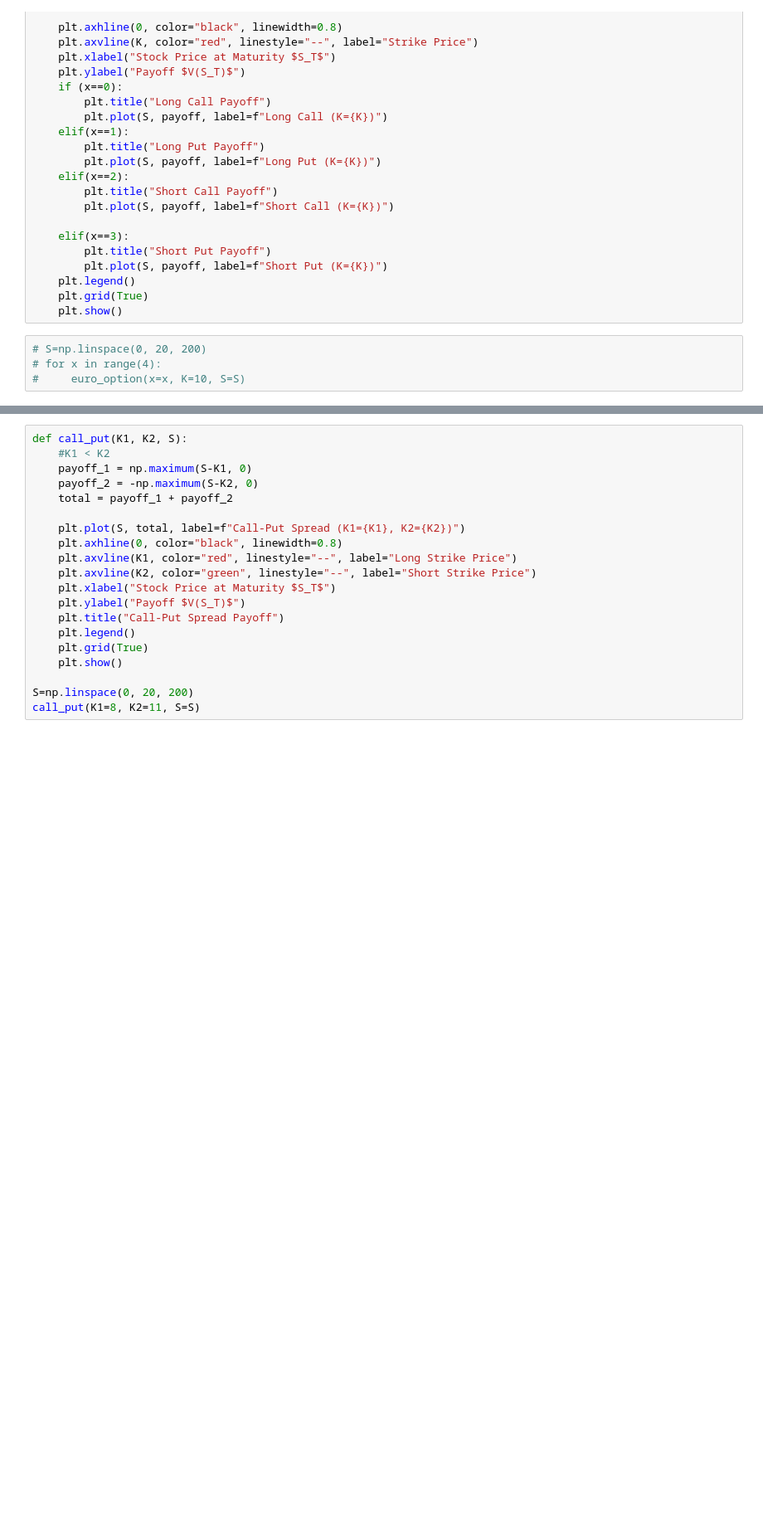
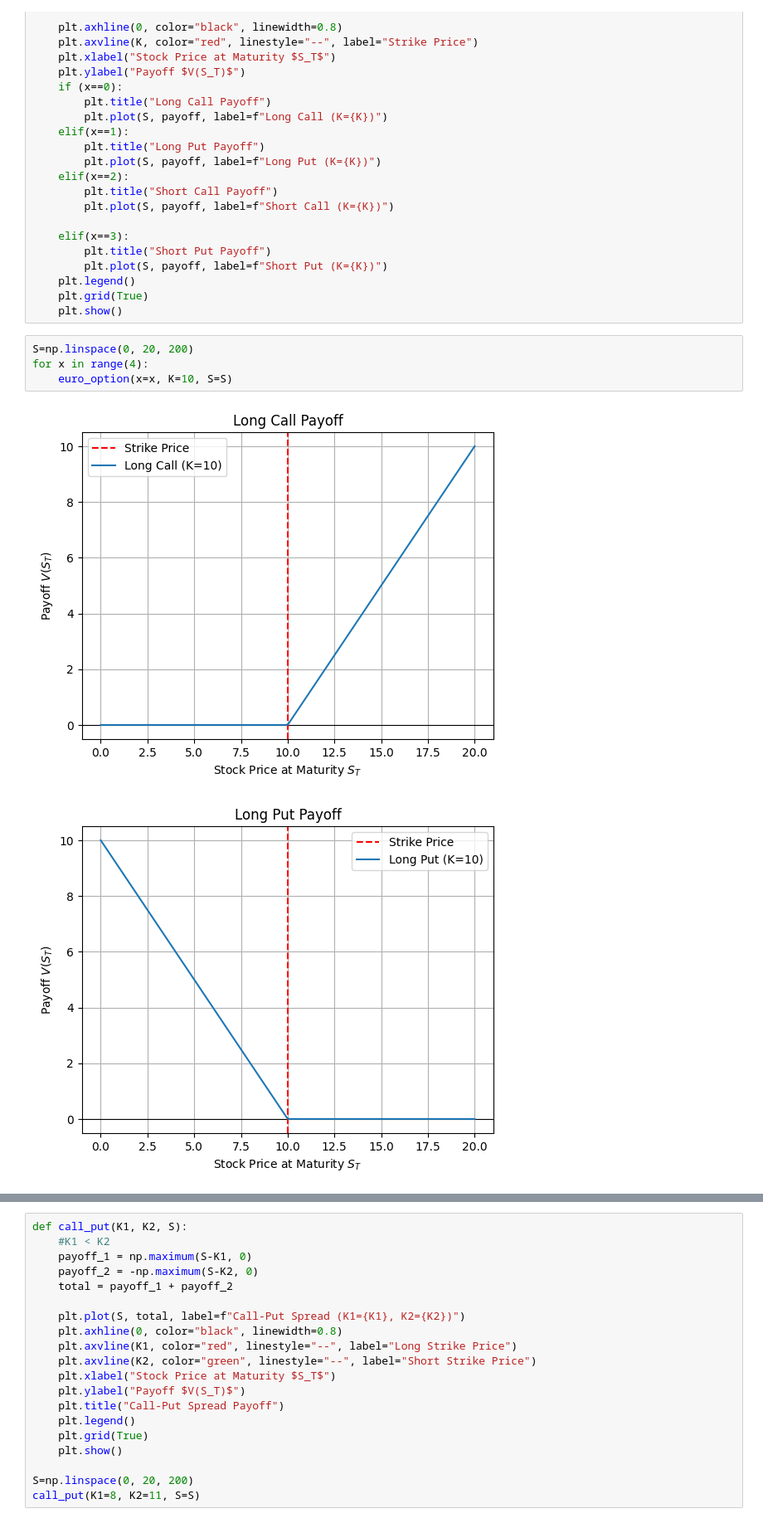
Before and after one commit to andrewtuna05/ECE478, a Jupyter notebook: ps1/ps1.ipynb, the cells around one changed output, grey strips where cells are left out. Shown at 83% size. Drawn from its saved outputs; the diff is of its cells as text; blank space fills up the shorter version.

Commit message:
ps1 part1 w/ graphs

```diff
--- a/ps1/ps1.ipynb
+++ b/ps1/ps1.ipynb
@@ -45,6 +45,9 @@ def euro_option(x, K, S):
     plt.grid(True)
     plt.show()
 # %%
-# S=np.linspace(0, 20, 200)
-# for x in range(4):
-#     euro_option(x=x, K=10, S=S)
+S=np.linspace(0, 20, 200)
+for x in range(4):
+    euro_option(x=x, K=10, S=S)
+# %% [output]
+[figure, added]
+[figure, added]
```
Also changed, not shown: parts of 2 cells of this notebook.
